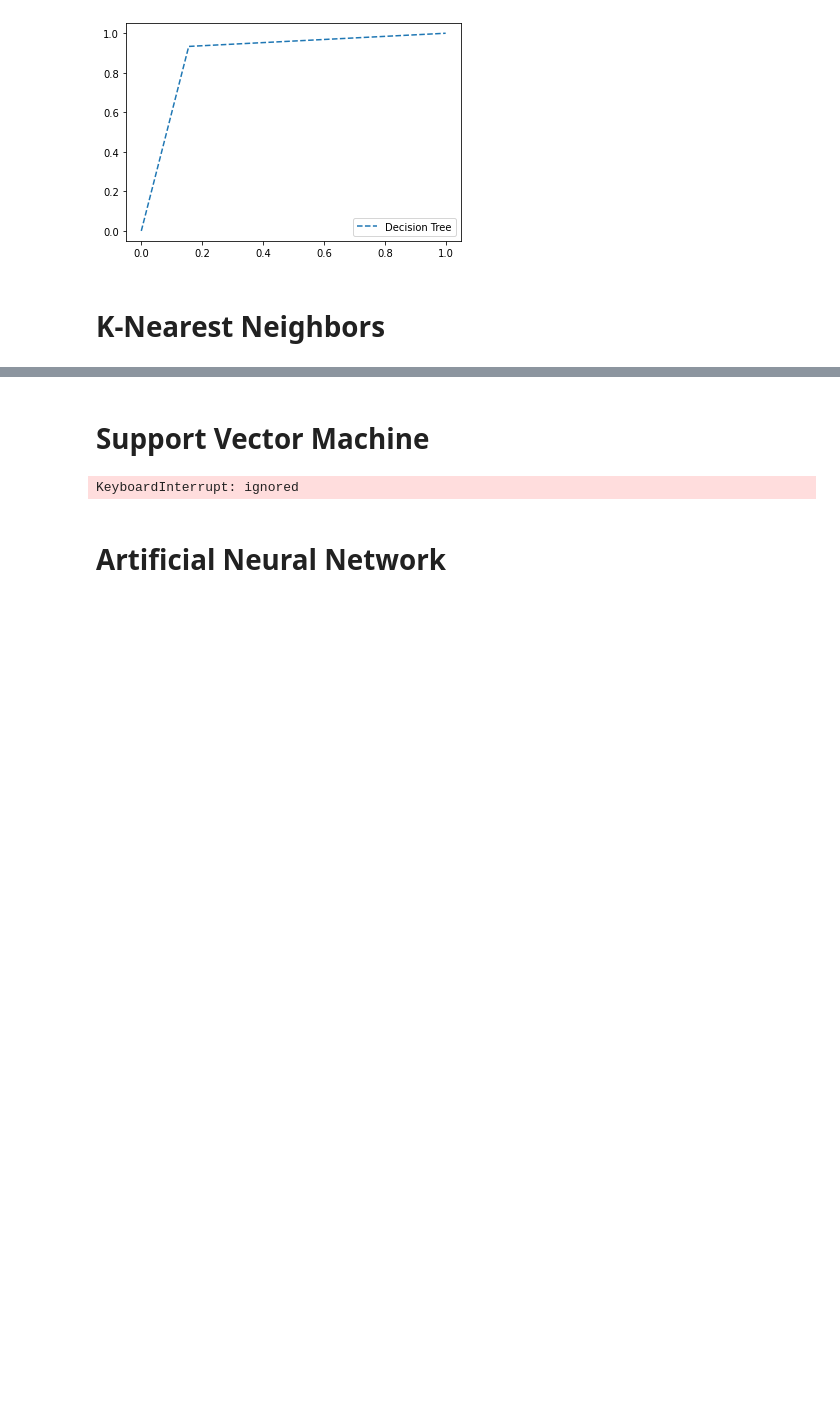
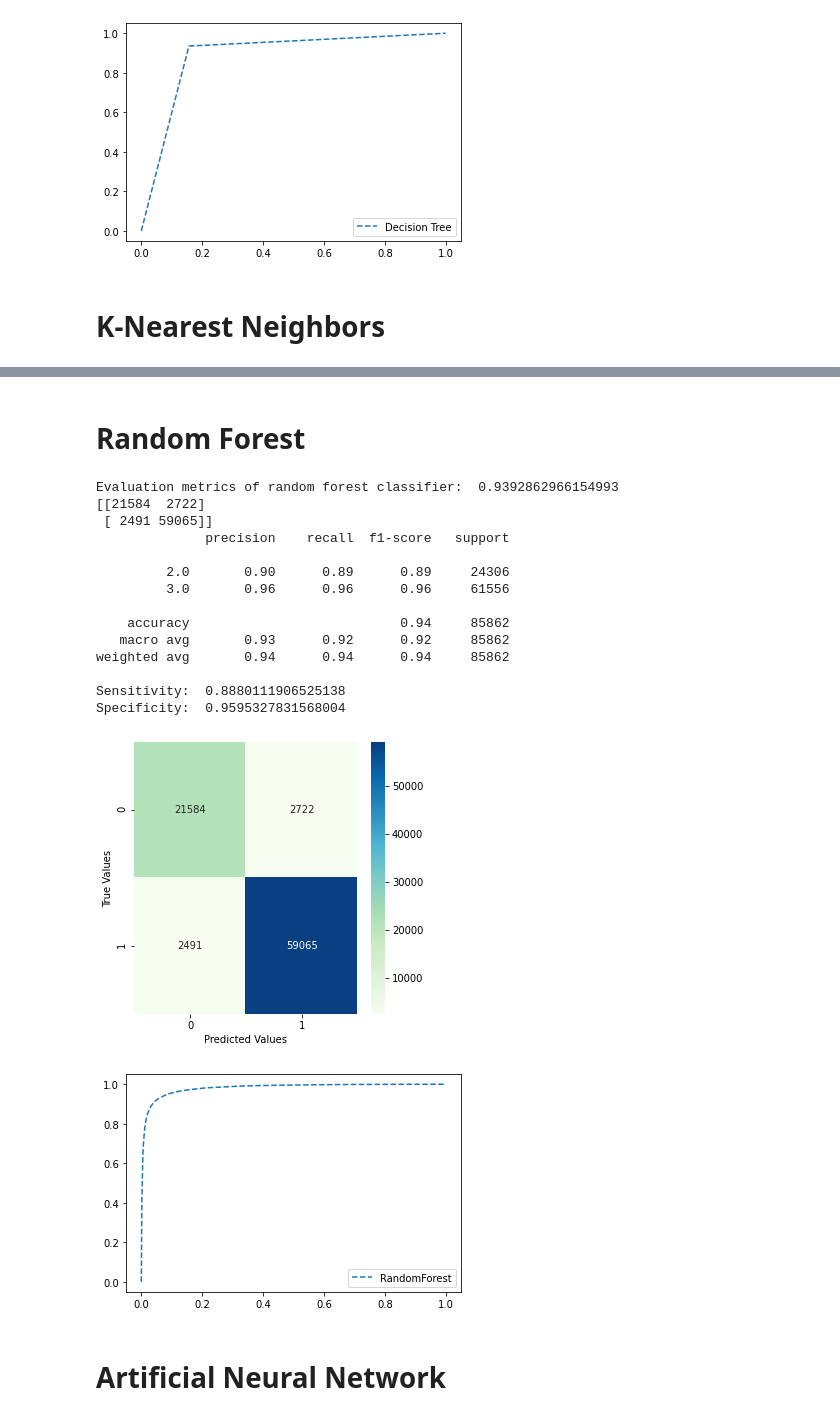
Before and after one commit to AliShujjat/DropOutRatesInPakistan, a Jupyter notebook: Model_Training.ipynb, the cells around one changed output, grey strips where cells are left out. Drawn from its saved outputs; the diff is of its cells as text; code cells hidden in the pictures; blank space fills up the shorter version.

```diff
--- a/Model_Training.ipynb
+++ b/Model_Training.ipynb
@@ -216,6 +247,9 @@ print(classification_report(y_test, y_pred_new))
 sens = cm[0,0] / (cm[0,0] + cm[0,1])
 spec = cm[1,1] / (cm[1,0] + cm[1,1])
 
+print("Sensitivity: ", sens)
+print("Specificity: ", spec)
+
 #Visualizing Confusion Matrix
 f, ax = plt.subplots(figsize=(5,5))
 sns.heatmap(cm,annot=True,fmt=".0f",ax=ax, cmap=plt.cm.GnBu)
@@ -223,11 +257,10 @@ plt.xlabel("Predicted Values")
 plt.ylabel("True Values")
 plt.show()
 
-print("Sensitivity: ", sens)
-print("Specificity: ", spec)
-
 y_probs = dtc.predict_proba(X_test)
 y_probs = y_probs[:, 1]
+log_auc = roc_auc_score(y_test,y_probs)
+auc_list.append(("Decision Tree",log_auc))
 ns_fpr, ns_tpr, _ = roc_curve(y_test, y_probs, pos_label=3)
 
 # plot the roc curve for the model
@@ -270,6 +304,13 @@ performance['Accuracy'].append(score)
 
 y_pred = knn.predict(X_test)
 conf_mat = confusion_matrix(y_test,y_pred)
+print(conf_mat)
+print(classification_report(y_test, y_pred))
+sens = conf_mat[0,0] / (conf_mat[0,0] + conf_mat[0,1])
+spec = conf_mat[1,1] / (conf_mat[1,0] + conf_mat[1,1])
+
+print("Sensitivity: ", sens)
+print("Specificity: ", spec)
 
 #Visualizing Confusion Matrix
 f, ax = plt.subplots(figsize=(5,5))
@@ -280,6 +321,8 @@ plt.show()
 
 y_probs = knn.predict_proba(X_test)
 y_probs = y_probs[:, 1]
+log_auc = roc_auc_score(y_test,y_probs)
+auc_list.append(("K-Nearest Neighbor",log_auc))
 ns_fpr, ns_tpr, _ = roc_curve(y_test, y_probs, pos_label=3)
 
 # plot the roc curve for the model
@@ -295,43 +351,75 @@ Score for Number of Neighbors = 5: 0.8983950991125295
 [figure]
 [figure]
-# %% [markdown]
-# Support Vector Machine
+# %% [markdown]
+# Random Forest
 # %%
+# Instantiate
+clf = RandomForestClassifier(n_estimators=100)
 
+clf.fit(X_train, y_train)
 
-svm = SVC(random_state=42)
-svm.fit(X_train,y_train)
+# Import confusion_matrix
+from sklearn import metrics
 
-score = svm.score(X_test,y_test)
-print("SVM Classification Score is: {}".format(score))
+y_pred = clf.predict(X_test)
 
-performance['Model'].append('SVM')
-performance['Accuracy'].append(score)
+score = metrics.accuracy_score(y_test, y_pred)
 
-y_pred = svm.predict(X_test)
-conf_mat = confusion_matrix(y_test,y_pred)
+print("Evaluation metrics of random forest classifier: ", score)
+
+conf_mat = confusion_matrix(y_test, y_pred)
+print(conf_mat)
+print(classification_report(y_test, y_pred))
+sens = conf_mat[0,0] / (conf_mat[0,0] + conf_mat[0,1])
+spec = conf_mat[1,1] / (conf_mat[1,0] + conf_mat[1,1])
+
+print("Sensitivity: ", sens)
+print("Specificity: ", spec)
 
 #Visualizing Confusion Matrix
 f, ax = plt.subplots(figsize=(5,5))
-sns.heatmap(conf_mat,annot=True,fmt=".0f",ax=ax, cmap=plt.cm.GnBu)
+sns.heatmap(metrics.confusion_matrix(y_test, y_pred),annot=True,fmt=".0f",ax=ax, cmap=plt.cm.GnBu)
 plt.xlabel("Predicted Values")
 plt.ylabel("True Values")
 plt.show()
 
-y_probs = svm.predict_proba(X_test)
+
+performance['Model'].append('Random Forest')
+performance['Accuracy'].append(score)
+
+
+
+y_probs = clf.predict_proba(X_test)
 y_probs = y_probs[:, 1]
+log_auc = roc_auc_score(y_test,y_probs)
+auc_list.append(("Random Forest",log_auc))
 ns_fpr, ns_tpr, _ = roc_curve(y_test, y_probs, pos_label=3)
 
 # plot the roc curve for the model
-pyplot.plot(ns_fpr, ns_tpr, linestyle='--', label='SVM')
+pyplot.plot(ns_fpr, ns_tpr, linestyle='--', label='RandomForest')
 
 # show the legend
 pyplot.legend()
 
 # show the plot
 pyplot.show()
 # %% [output]
-KeyboardInterrupt: ignored
+Evaluation metrics of random forest classifier:  0.9392862966154993
+[[21584  2722]
+ [ 2491 59065]]
+              precision    recall  f1-score   support
+
+         2.0       0.90      0.89      0.89     24306
+         3.0       0.96      0.96      0.96     61556
+
+    accuracy                           0.94     85862
+   macro avg       0.93      0.92      0.92     85862
+weighted avg       0.94      0.94      0.94     85862
+
+Sensitivity:  0.8880111906525138
+Specificity:  0.9595327831568004
+[figure, added]
+[figure, added]
 # %% [markdown]
 # Artificial Neural Network
 # %%
```
Also changed, not shown: parts of 16 cells of this notebook.
